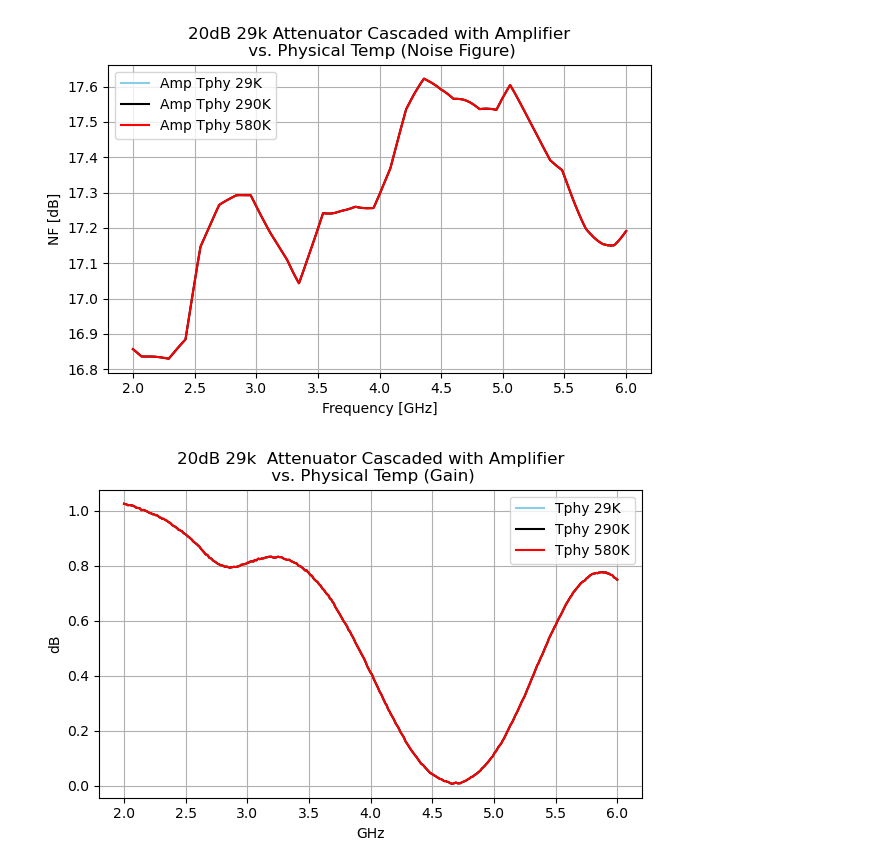
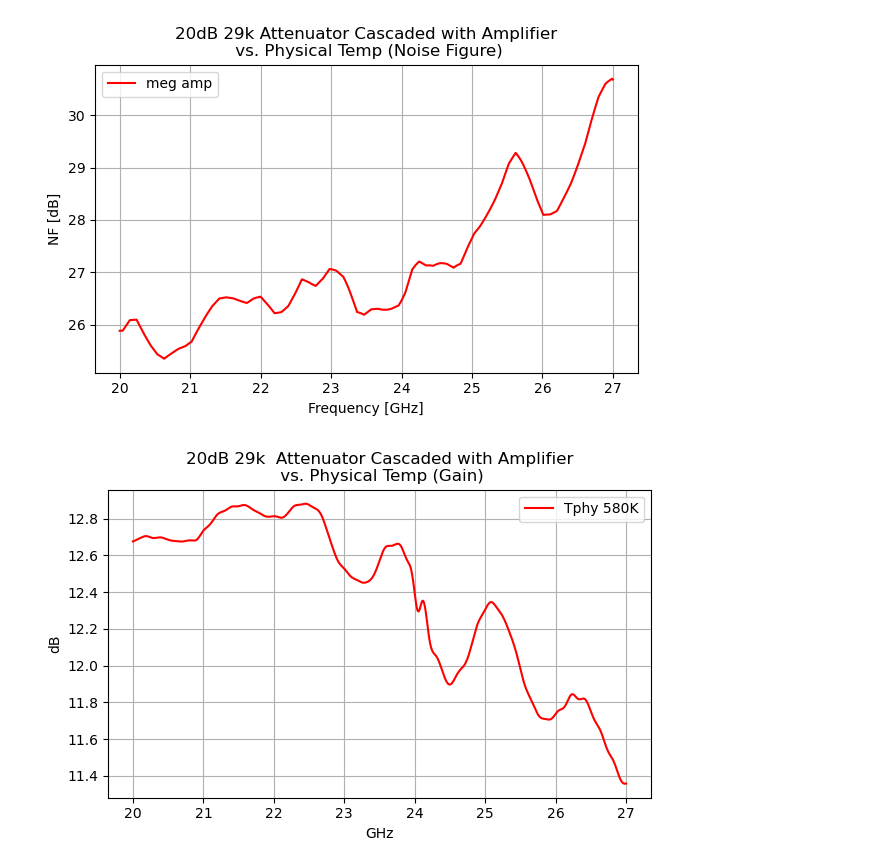
Before and after one commit to project8/scikit-rf, a Jupyter notebook: doc/source/examples/project8/cold_amplifier_sim_r1_retry.ipynb, the cells around one changed output. Drawn from its saved outputs; the diff is of its cells as text; code cells hidden in the pictures.

```diff
--- a/doc/source/examples/project8/cold_amplifier_sim_r1_retry.ipynb
+++ b/doc/source/examples/project8/cold_amplifier_sim_r1_retry.ipynb
@@ -99,11 +101,12 @@ def read_in_noisy_netowrk(file_path,file_name,freq_interp,Tphys):
 
     return file_net_interp_noisy
 # %%
-freq = rf.frequency.Frequency(start=2, stop=6, npoints=2001, unit='ghz', sweep_type='lin')
-# rf_components_folder1 = '../../../../data/'
-rf_components_folder1 = '..\\..\\..\\..\\data\\'
-rf_components1 = glob.glob(rf_components_folder1 + '*')
-print(rf_components1)
+freq1 = rf.frequency.Frequency(start=2, stop=6, npoints=2000, unit='ghz', sweep_type='lin')
+print(freq)
+freq_meg = rf.frequency.Frequency(start=20, stop=27, npoints=2001, unit='ghz', sweep_type='lin')
+print(freq_meg)
+#confused about the start and stop
+
 
 comp_path='../../../../data/'
 #comp_path='\\..\\..\\..\\..\\data\\'
@@ -114,15 +117,20 @@ print(comp_path)
 
 attn=rf.Network('../../../../data/KAT-20+_Plus25DegC_Unit1.s2p',f_unit='Hz')
 
-attn_290k=read_in_noisy_netowrk(comp_path,'KAT-20+_Plus25DegC_Unit1.s2p',freq,290)
+attn_290k=read_in_noisy_netowrk(comp_path,'KAT-20+_Plus25DegC_Unit1.s2p',freq_meg,290)
 
-attn_580k=read_in_noisy_netowrk(comp_path,'KAT-20+_Plus25DegC_Unit1.s2p',freq,290*2)
-attn_29k=read_in_noisy_netowrk(comp_path,'KAT-20+_Plus25DegC_Unit1.s2p',freq,29)
+attn_580k=read_in_noisy_netowrk(comp_path,'KAT-20+_Plus25DegC_Unit1.s2p',freq_meg,290*2)
+attn_29k=read_in_noisy_netowrk(comp_path,'KAT-20+_Plus25DegC_Unit1.s2p',freq_meg,29)
 
 amplifier_path='../../../../data/ZX60-83LN-S+_AP160503_060216_RFPARAM_Unit1.s2p'
 amplifier_NF_path='../../../../data/ZX60_83LN_NF.csv'
+amp_path_meg='../../../../data/LNF-LNC16_28WB_sn149Z_Vd=1.6V_Id=40.0mA_rt-spar_1.s2p'
+amplifier_NF_path_meg='../../../../data/LNF-LNC16_28WB_noisetemperature_datasheet.csv'
 
-amplifier_29k=return_amp_params(amplifier_path,amplifier_NF_path,freq, sat_check = False, vendor = True, Temp = 29)
-amplifier_290k=return_amp_params(amplifier_path,amplifier_NF_path,freq, sat_check = False, vendor = True, Temp = 290)
-amplifier_580k=return_amp_params(amplifier_path,amplifier_NF_path,freq, sat_check = False, vendor = True, Temp = 580)
+amp_meg=return_amp_params(amp_path_meg,amplifier_NF_path_meg,freq_meg,sat_check = False, vendor = True, Temp = 29)
+
+amplifier_29k=return_amp_params(amplifier_path,amplifier_NF_path,freq1, sat_check = False, vendor = True, Temp = 29)
+amplifier_290k=return_amp_params(amplifier_path,amplifier_NF_path,freq1, sat_check = False, vendor = True, Temp = 290)
+amplifier_580k=return_amp_params(amplifier_path,amplifier_NF_path,freq1, sat_check = False, vendor = True, Temp = 580)
+print(amp_meg)
 # %% [output]
@@ -161,38 +178,43 @@ plt.ylim()
 attns=[attn_29k,attn_290k,attn_580k]
 attns_name=['29k','290k','580k']
 for n in range(len(attns)):
 
     '''
     Case 2, Cascading Attenuator with Amplifiers for Noise Figure Calculations
     '''
     Attn_to_29kAmp=rf.noisyNetwork.cascade_2port(attns[n],amplifier_29k,True)
 
     Attn_to_290kAmp=rf.noisyNetwork.cascade_2port(attns[n],amplifier_290k,True)
 
     Attn_to_580kAmp=rf.noisyNetwork.cascade_2port(attns[n],amplifier_580k,True)
 
+    Attn_to_megAmp=rf.noisyNetwork.cascade_2port(attns[n],amp_meg,True)
+
 
     plt.figure(figsize=(7,4))
-    plt.plot(freq.f/1e9,10*np.log10(return_nf(2,Attn_to_29kAmp)),color='skyblue', label='Amp Tphy 29K')
-    plt.plot(freq.f/1e9,10*np.log10(return_nf(2,Attn_to_290kAmp)),color='k', label='Amp Tphy 290K')
-    plt.plot(freq.f/1e9,10*np.log10(return_nf(2,Attn_to_580kAmp)),color='r', label='Amp Tphy 580K')
+    # plt.plot(freq.f/1e9,10*np.log10(return_nf(2,Attn_to_29kAmp)),color='skyblue', label='Amp Tphy 29K')
+    # plt.plot(freq.f/1e9,10*np.log10(return_nf(2,Attn_to_290kAmp)),color='k', label='Amp Tphy 290K')
+    # plt.plot(freq.f/1e9,10*np.log10(return_nf(2,Attn_to_580kAmp)),color='r', label='Amp Tphy 580K')
+    plt.plot(freq_meg.f/1e9,10*np.log10(return_nf(2,Attn_to_megAmp)),color='r', label='meg amp')
     plt.legend()
     plt.grid()
     plt.title('20dB '+attns_name[n]+' Attenuator Cascaded with Amplifier\n vs. Physical Temp (Noise Figure)')
     plt.xlabel('Frequency [GHz]')
     plt.ylabel('NF [dB]')
 
 
     plt.figure(figsize=(7,4))
-    plt.plot(Attn_to_29kAmp.f/1e9,20*np.log10(np.abs(Attn_to_29kAmp.s[:,1,0])),color='skyblue',label='Tphy 29K')
-    plt.plot(Attn_to_290kAmp.f/1e9,20*np.log10(np.abs(Attn_to_290kAmp.s[:,1,0])),color='k',label='Tphy 290K')
-    plt.plot(Attn_to_580kAmp.f/1e9,20*np.log10(np.abs(Attn_to_580kAmp.s[:,1,0])),color='r',label='Tphy 580K')
+    # plt.plot(Attn_to_29kAmp.f/1e9,20*np.log10(np.abs(Attn_to_29kAmp.s[:,1,0])),color='skyblue',label='Tphy 29K')
+    # plt.plot(Attn_to_290kAmp.f/1e9,20*np.log10(np.abs(Attn_to_290kAmp.s[:,1,0])),color='k',label='Tphy 290K')
+    # plt.plot(Attn_to_580kAmp.f/1e9,20*np.log10(np.abs(Attn_to_580kAmp.s[:,1,0])),color='r',label='Tphy 580K')
+    plt.plot(Attn_to_megAmp.f/1e9,20*np.log10(np.abs(Attn_to_megAmp.s[:,1,0])),color='r',label='Tphy 580K')
+
     plt.ylabel('dB')
     plt.xlabel('GHz')
     plt.legend(loc='best')
     plt.title('20dB '+attns_name[n]+'  Attenuator Cascaded with Amplifier\n vs. Physical Temp (Gain)')
     plt.grid()
     plt.ylim()
 # %% [output]
-[figure, old version]
+[figure, new version]
-[figure, old version]
+[figure, new version]
```
Also changed, not shown: parts of 6 cells of this notebook, 1 other file.
